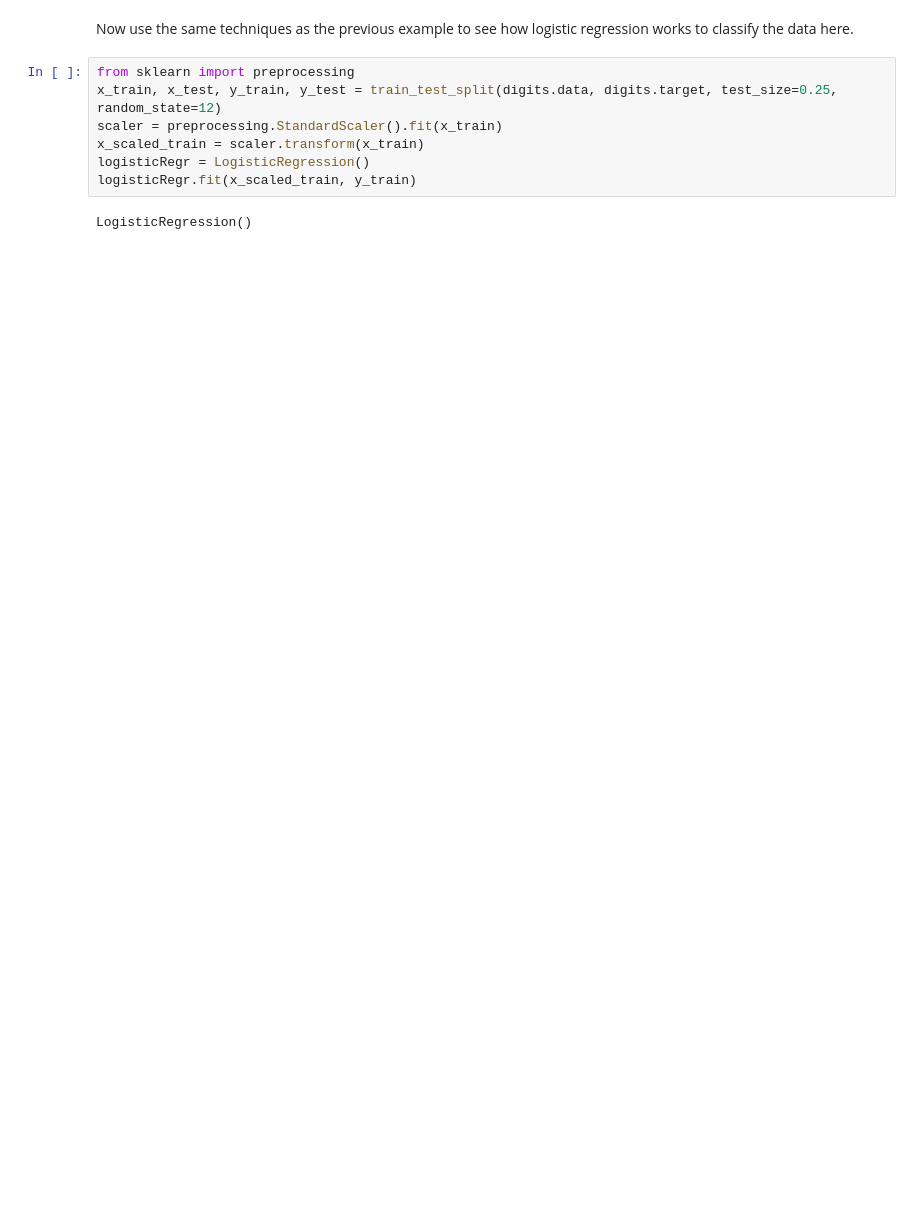
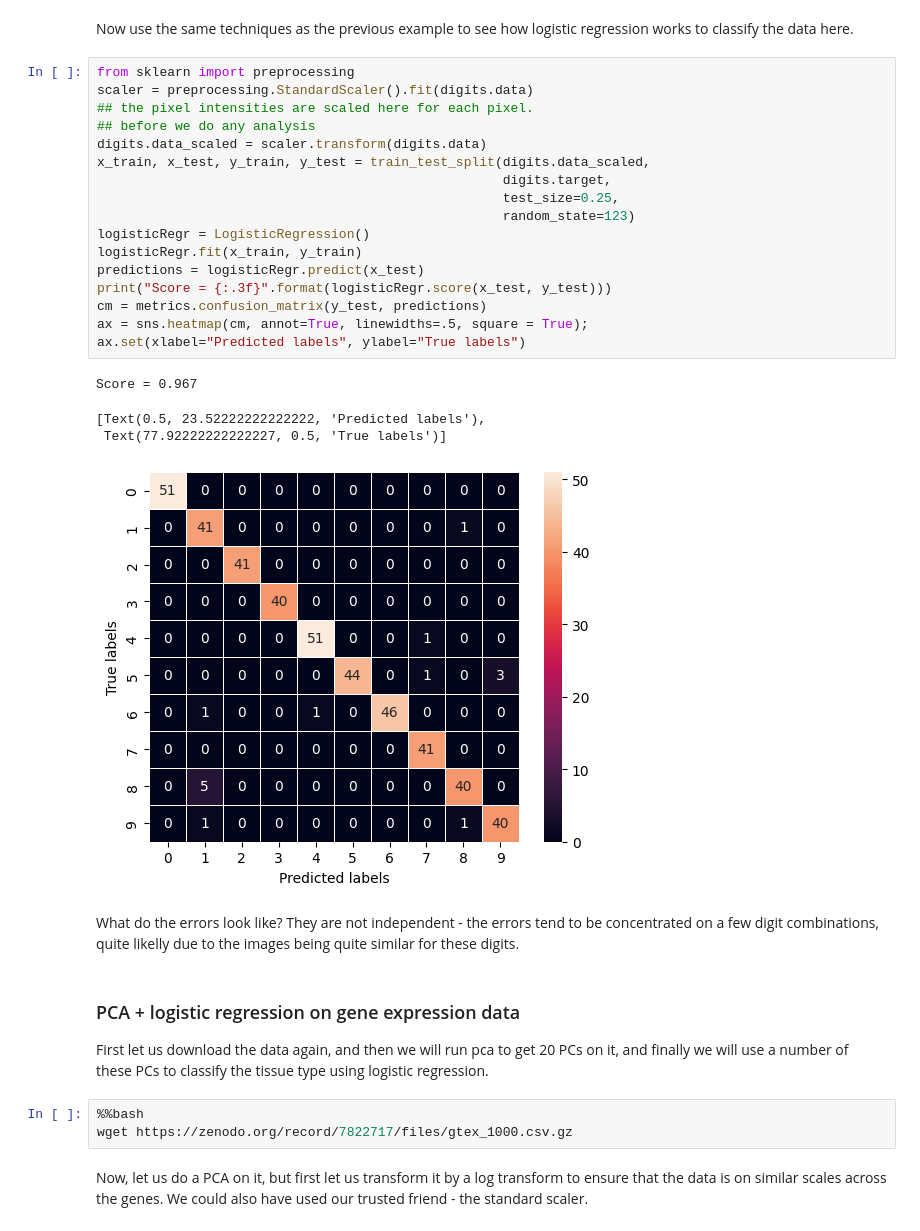
Before and after one commit to Center-for-Health-Data-Science/IntroToML, a Jupyter notebook: Day1/Classification.ipynb, the cells around one changed output. Drawn from its saved outputs; the diff is of its cells as text; blank space fills up the shorter version.

Commit message:
Created using Colab for 2024

```diff
--- a/Day1/Classification.ipynb
+++ b/Day1/Classification.ipynb
@@ -128,12 +136,36 @@ for index, (image, label) in enumerate(zip(digits.data[5:10], digits.target[5:10
 [figure]
 # %% [markdown]
 Now use the same techniques as the previous example to see how logistic regression works to classify the data here.
-# %%
-from sklearn import preprocessing
-x_train, x_test, y_train, y_test = train_test_split(digits.data, digits.target, test_size=0.25, random_state=12)
-scaler = preprocessing.StandardScaler().fit(x_train)
-x_scaled_train = scaler.transform(x_train)
-logisticRegr = LogisticRegression()
-logisticRegr.fit(x_scaled_train, y_train)
-# %% [output]
-LogisticRegression()
+# %%
+from sklearn import preprocessing
+scaler = preprocessing.StandardScaler().fit(digits.data)
+## the pixel intensities are scaled here for each pixel.
+## before we do any analysis
+digits.data_scaled = scaler.transform(digits.data)
+x_train, x_test, y_train, y_test = train_test_split(digits.data_scaled,
+                                                    digits.target,
+                                                    test_size=0.25,
+                                                    random_state=123)
+logisticRegr = LogisticRegression()
+logisticRegr.fit(x_train, y_train)
+predictions = logisticRegr.predict(x_test)
+print("Score = {:.3f}".format(logisticRegr.score(x_test, y_test)))
+cm = metrics.confusion_matrix(y_test, predictions)
+ax = sns.heatmap(cm, annot=True, linewidths=.5, square = True);
+ax.set(xlabel="Predicted labels", ylabel="True labels")
+# %% [output]
+Score = 0.967
+[Text(0.5, 23.52222222222222, 'Predicted labels'),
+ Text(77.92222222222227, 0.5, 'True labels')]
+[figure, added]
+# %% [markdown]
+What do the errors look like? They are not independent - the errors tend to be concentrated on a few digit combinations, quite likelly due to the images being quite similar for these digits.
+# %% [markdown]
+### PCA + logistic regression on gene expression data
+
+First let us download the data again, and then we will run pca to get 20 PCs on it, and finally we will use a number of these PCs to classify the tissue type using logistic regression.
+# %%
+%%bash
+wget https://zenodo.org/record/7822717/files/gtex_1000.csv.gz
+# %% [markdown]
+Now, let us do a PCA on it, but first let us transform it by a log transform to ensure that the data is on similar scales across the genes. We could also have used our trusted friend - the standard scaler.
```
Also changed, not shown: parts of 30 cells of this notebook.
